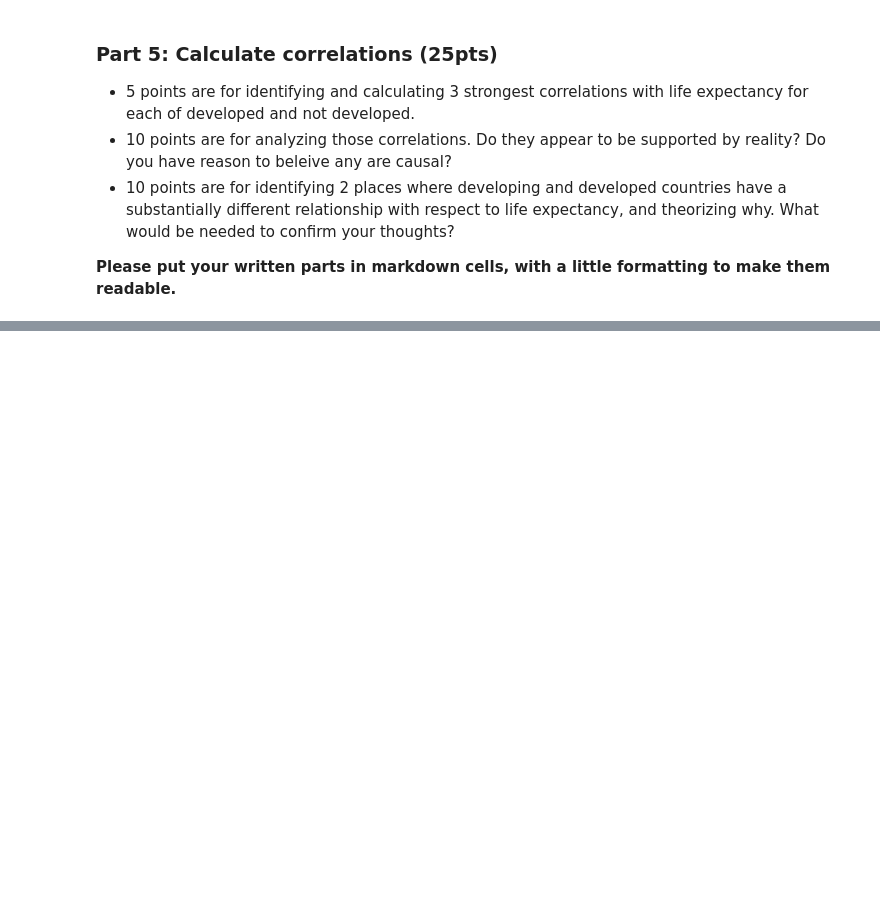
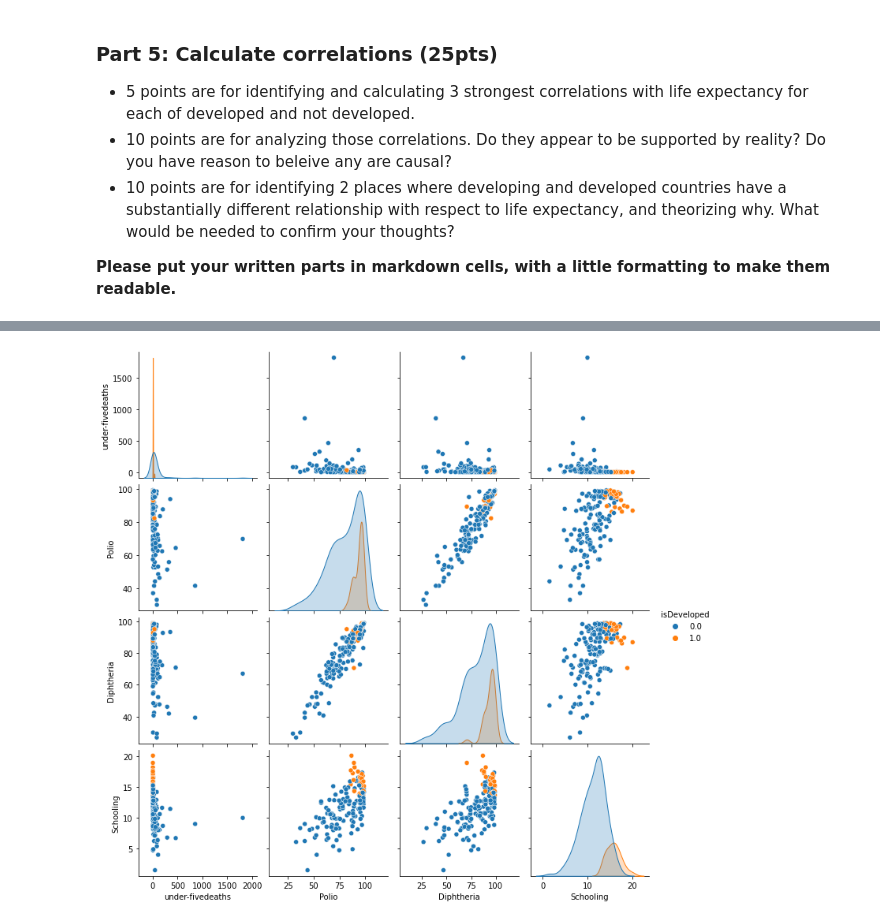
Before and after one commit to okohnkay/BSIP_Assignment_2_Students, a Jupyter notebook: Nneka Okoh stats_asn_2_start.ipynb, the cells around one changed output, grey strips where cells are left out. Cells and saved outputs as stored; diff of their text form; code cells hidden in the pictures; blank space fills up the shorter version.

```diff
--- a/Nneka Okoh stats_asn_2_start.ipynb
+++ b/Nneka Okoh stats_asn_2_start.ipynb
@@ -296,0 +337,13 @@ plt.show()
+# %%
+#Calculate correlations and analyze.
+# #Please don't change this stuff.
+dfLE = pd.read_csv("led.csv")
+dfLE.rename(columns={"Status":"isDeveloped", }, inplace=True)
+dfLE["isDeveloped"].replace(('Developed', 'Developing'), (1, 0), inplace=True)
+dfLE[["isDeveloped"]]
+dfLE = dfLE.drop(columns={"Year", "Incomecompositionofresources", "thinness5-9years", "HIV/AIDS", "percentageexpenditure", "Totalexpenditure", "thinness1-19years"})
+dfLE = dfLE.groupby("Country", as_index=False).mean()
+dfLE.sample(100)
+
+dfLE.shape
+dfLE
@@ -296,0 +369,7 @@ plt.show()
+# %%
+dfLE2 = dfLE.drop(columns=['Population','GDP', 'Lifeexpectancy','AdultMortality', 'HepatitisB','Measles', 'BMI','infantdeaths','Alcohol'])
+dfLE2.head()
+sns.pairplot(dfLE2, dropna=True, hue="isDeveloped")
+plt.show()
+# %% [output]
+[figure, added]
```
Also changed, not shown: parts of 8 cells of this notebook.
